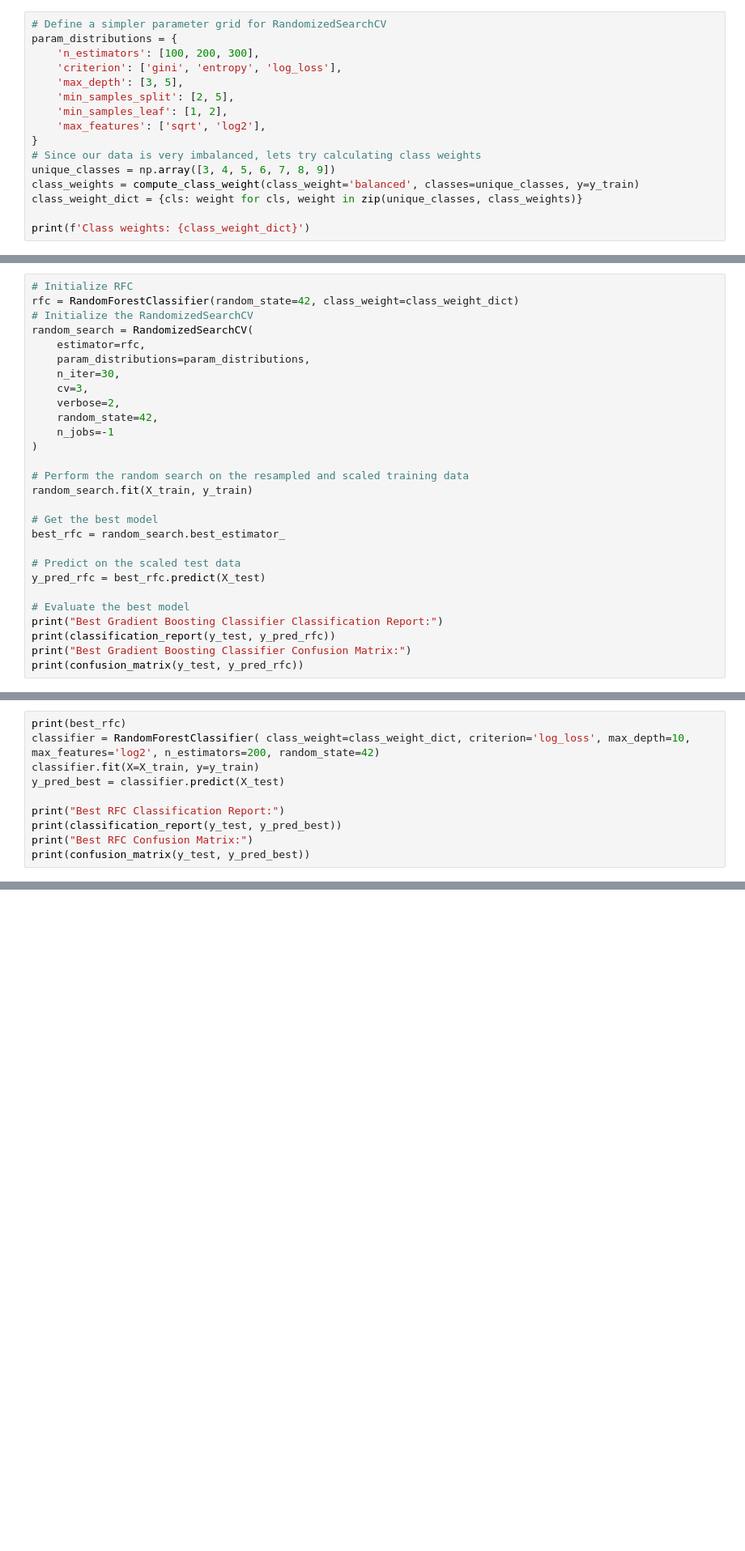
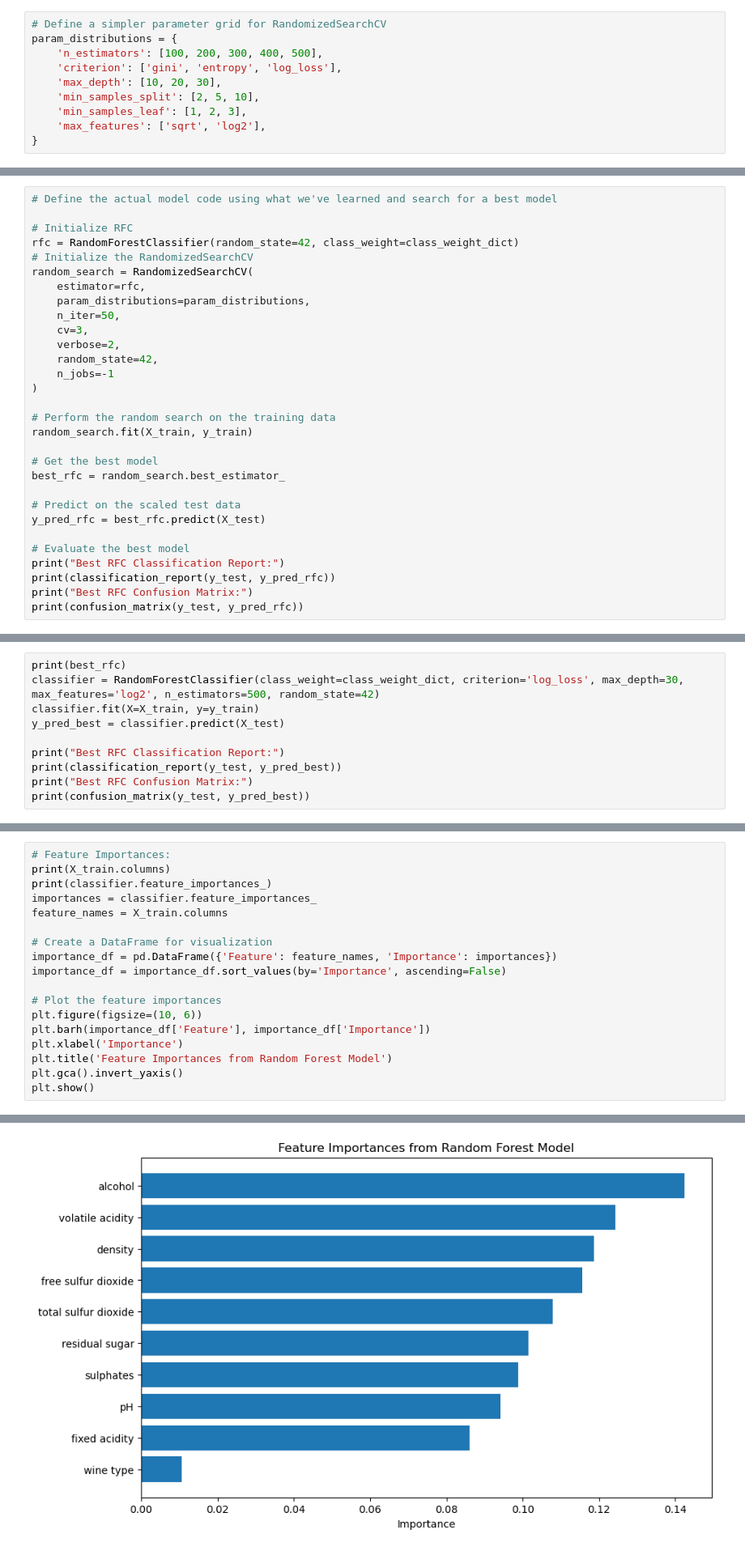
Before and after one commit to N8sGit/group_project_2, a Jupyter notebook: main.ipynb, the cells around one changed output, grey strips where cells are left out. Shown at 81% size. Cells and saved outputs as stored; diff of their text form; blank space fills up the shorter version.

Commit message:
refines model

```diff
--- a/main.ipynb
+++ b/main.ipynb
@@ -238,16 +302,10 @@ Name: count, dtype: int64
 # %%
 # Define a simpler parameter grid for RandomizedSearchCV
 param_distributions = {
-    'n_estimators': [100, 200, 300],
+    'n_estimators': [100, 200, 300, 400, 500],
     'criterion': ['gini', 'entropy', 'log_loss'],
-    'max_depth': [3, 5],
-    'min_samples_split': [2, 5],
-    'min_samples_leaf': [1, 2],
+    'max_depth': [10, 20, 30],
+    'min_samples_split': [2, 5, 10],
+    'min_samples_leaf': [1, 2, 3],
     'max_features': ['sqrt', 'log2'],
 }
-# Since our data is very imbalanced, lets try calculating class weights
-unique_classes = np.array([3, 4, 5, 6, 7, 8, 9])
-class_weights = compute_class_weight(class_weight='balanced', classes=unique_classes, y=y_train)
-class_weight_dict = {cls: weight for cls, weight in zip(unique_classes, class_weights)}
-
-print(f'Class weights: {class_weight_dict}')
@@ -256,18 +312,20 @@ Class weights: {3: 7.358516483516484, 4: 4.423616845582163, 5: 0.447535505430242
 # %%
+# Define the actual model code using what we've learned and search for a best model
+
 # Initialize RFC
 rfc = RandomForestClassifier(random_state=42, class_weight=class_weight_dict)
 # Initialize the RandomizedSearchCV
 random_search = RandomizedSearchCV(
     estimator=rfc,
     param_distributions=param_distributions,
-    n_iter=30,
+    n_iter=50,
     cv=3,
     verbose=2,
     random_state=42,
     n_jobs=-1
 )
 
-# Perform the random search on the resampled and scaled training data
+# Perform the random search on the training data
 random_search.fit(X_train, y_train)
 
 # Get the best model
@@ -277,8 +335,8 @@ best_rfc = random_search.best_estimator_
 y_pred_rfc = best_rfc.predict(X_test)
 
 # Evaluate the best model
-print("Best Gradient Boosting Classifier Classification Report:")
+print("Best RFC Classification Report:")
 print(classification_report(y_test, y_pred_rfc))
-print("Best Gradient Boosting Classifier Confusion Matrix:")
+print("Best RFC Confusion Matrix:")
 print(confusion_matrix(y_test, y_pred_rfc))
 # %% [output]
@@ -302,6 +360,6 @@ Fitting 3 folds for each of 30 candidates, totalling 90 fits
 # %%
 print(best_rfc)
-classifier = RandomForestClassifier( class_weight=class_weight_dict, criterion='log_loss', max_depth=10, max_features='log2', n_estimators=200, random_state=42)
+classifier = RandomForestClassifier(class_weight=class_weight_dict, criterion='log_loss', max_depth=30, max_features='log2', n_estimators=500, random_state=42)
 classifier.fit(X=X_train, y=y_train)
 y_pred_best = classifier.predict(X_test)
 
@@ -333,2 +443,21 @@ With Scaling - RMSE: 1.0133891612838817, R^2: -0.4367073899417533
 # %% [markdown]
 ### Evaluation & Interpretation
+# %%
+# Feature Importances:
+print(X_train.columns)
+print(classifier.feature_importances_)
+importances = classifier.feature_importances_
+feature_names = X_train.columns
+
+# Create a DataFrame for visualization
+importance_df = pd.DataFrame({'Feature': feature_names, 'Importance': importances})
+importance_df = importance_df.sort_values(by='Importance', ascending=False)
+
+# Plot the feature importances
+plt.figure(figsize=(10, 6))
+plt.barh(importance_df['Feature'], importance_df['Importance'])
+plt.xlabel('Importance')
+plt.title('Feature Importances from Random Forest Model')
+plt.gca().invert_yaxis()
+plt.show()
+# %% [output]
@@ -334,0 +470 @@ With Scaling - RMSE: 1.0133891612838817, R^2: -0.4367073899417533
+[figure, added]
```
Also changed, not shown: parts of 32 cells of this notebook.
